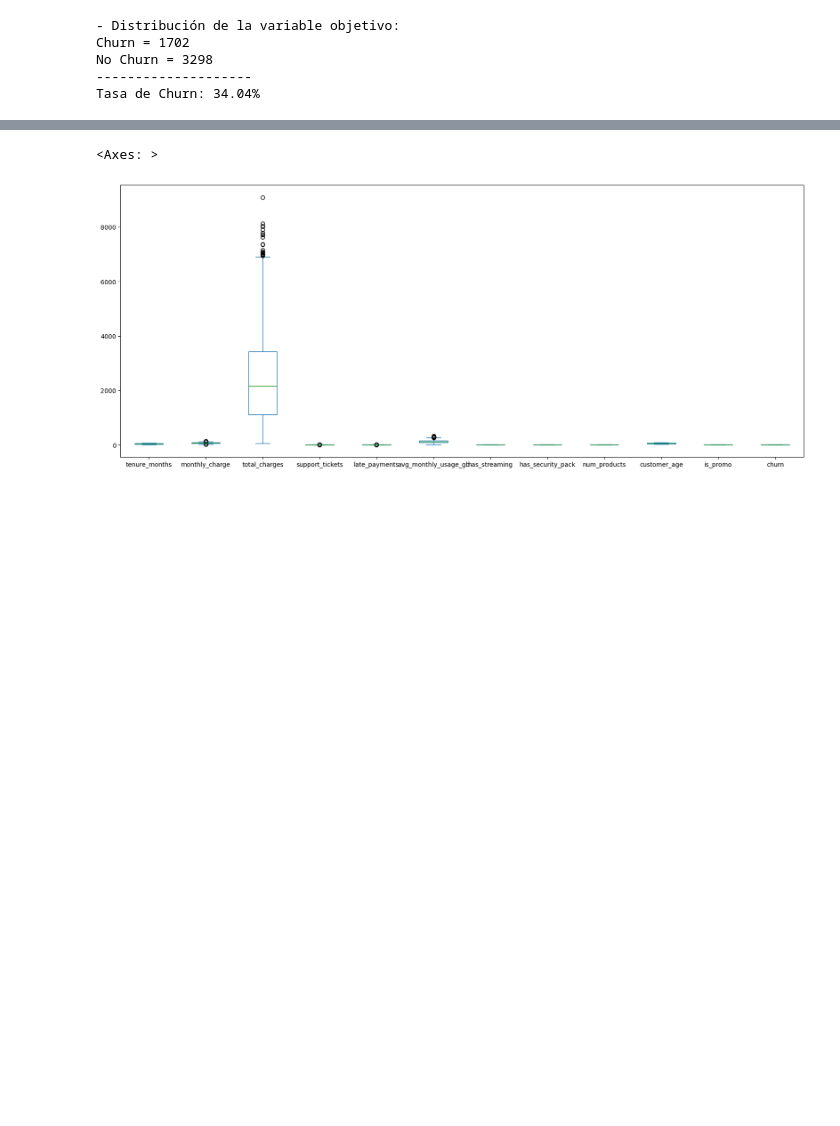
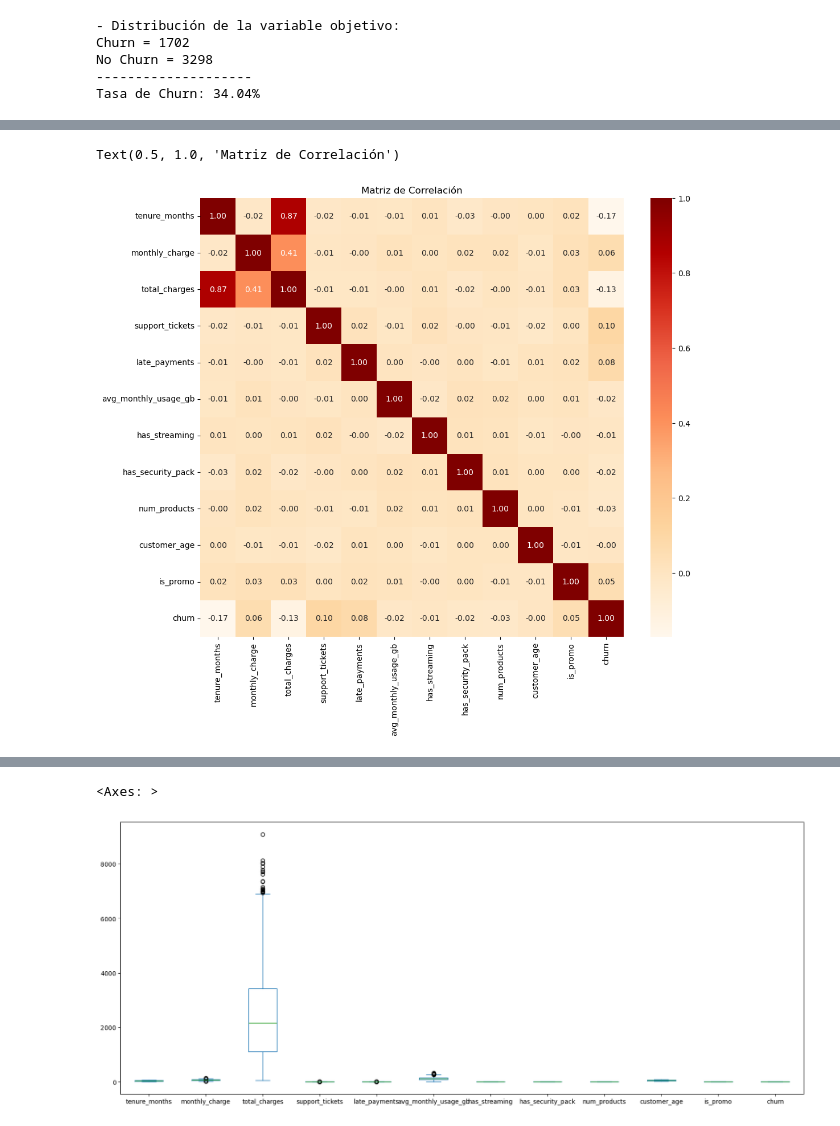
Before and after one commit to nicocarrero/proyecto_ml, a Jupyter notebook: notebooks/notebook.ipynb, the cells around one changed output, grey strips where cells are left out. Saved outputs shown, nothing was run; the diff lists cells and outputs as text; code cells hidden in the pictures; blank space fills up the shorter version.

```diff
--- a/notebooks/notebook.ipynb
+++ b/notebooks/notebook.ipynb
@@ -147,0 +237,4 @@ Bien, las clases estan desbalanceadas como cabe esperar en casos de churn
+# %%
+df_num = df.select_dtypes(include=[np.number])
+print("\n→ Estadísticas descriptivas de variables numéricas:")
+display(df_num.describe().T)
@@ -147,0 +256,9 @@ Bien, las clases estan desbalanceadas como cabe esperar en casos de churn
+# %%
+corr = df_num.corr()
+
+plt.figure(figsize=(12, 10))
+sns.heatmap(corr, annot=True, fmt=".2f", cmap='OrRd', cbar=True)
+plt.title("Matriz de Correlación")
+# %% [output]
+Text(0.5, 1.0, 'Matriz de Correlación')
+[figure, added]
```
Also changed, not shown: parts of 66 cells of this notebook.
